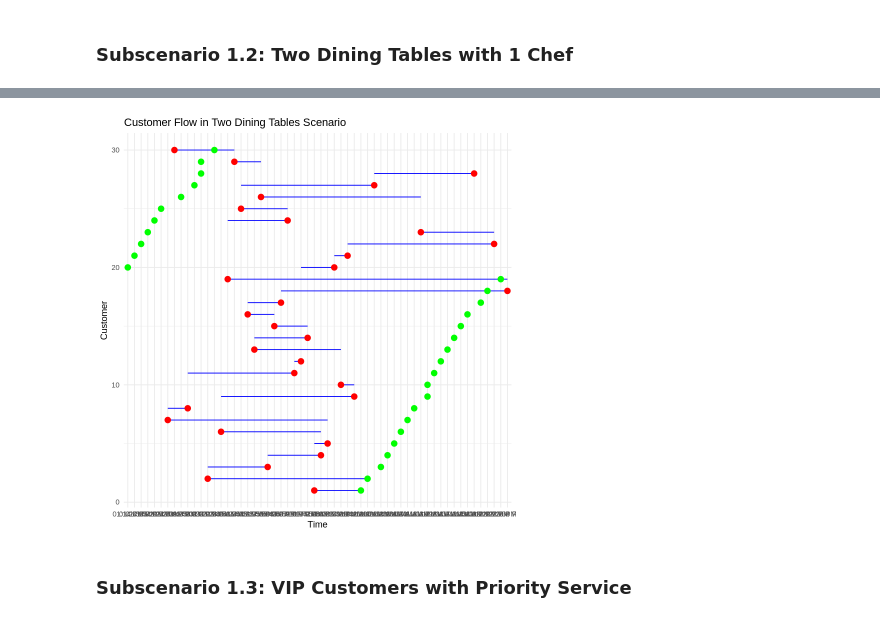
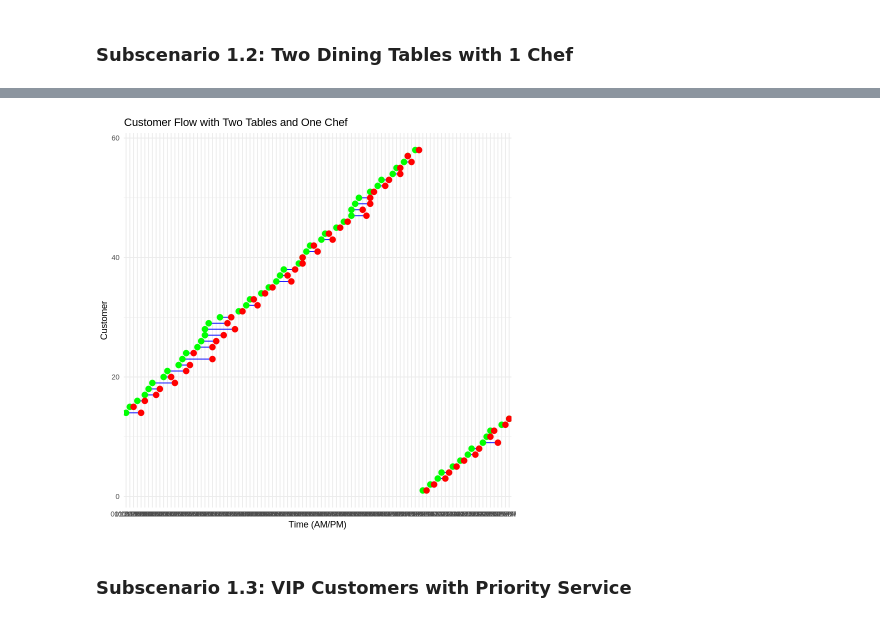
Before and after one commit to zoraizmohammad/dukeClasses, a Jupyter notebook: sta240/finalProject/STA240FinalSimulation.ipynb, the cells around one changed output, grey strips where cells are left out. Drawn from its saved outputs; the diff is of its cells as text; code cells hidden in the pictures.

```diff
--- a/sta240/finalProject/STA240FinalSimulation.ipynb
+++ b/sta240/finalProject/STA240FinalSimulation.ipynb
@@ -232,9 +232,21 @@ Gamma Distribution***
 # %% [markdown]
 ### **Subscenario 1.2: Two Dining Tables with 1 Chef**
 # %%
-simulate_two_tables <- function(arrival_times, service_times, start_hour = 10) {
+# Two Dining Tables and One Chef Simulation with Time Formatting
+
+simulate_two_tables <- function(lambda_A, lambda_S, start_hour, end_hour) {
+  total_time <- (end_hour - start_hour) * 60  # Total operating time in minutes
+
+  # Generate arrival times
+  arrival_times <- cumsum(rexp(500, rate = lambda_A / 60))
+  arrival_times <- arrival_times[arrival_times <= total_time]
+
+  # Generate service times
+  service_times <- rexp(length(arrival_times), rate = lambda_S / 60)
+
+  # Initialize variables
   n <- length(arrival_times)
-  table_free_time <- c(0, 0) # Free time for both tables in minutes since start_hour
+  table_free_time <- c(0, 0)  # Free times for the two tables
   start_times <- numeric(n)
   end_times <- numeric(n)
   waiting_times <- numeric(n)
@@ -242,30 +254,29 @@ simulate_two_tables <- function(arrival_times, service_times, start_hour = 10) {
   for (i in 1:n) {
     # Assign to the table that becomes free first
     assigned_table <- which.min(table_free_time)
+
     if (arrival_times[i] >= table_free_time[assigned_table]) {
       start_times[i] <- arrival_times[i]
     } else {
       start_times[i] <- table_free_time[assigned_table]
     }
+
     waiting_times[i] <- start_times[i] - arrival_times[i]
     end_times[i] <- start_times[i] + service_times[i]
     table_free_time[assigned_table] <- end_times[i]
   }
 
-  # Convert times to AM/PM format
-  format_time <- function(time_in_minutes) {
-    format(as.POSIXct((start_hour * 60 + time_in_minutes) * 60, origin = "1970-01-01", tz = "UTC"), "%I:%M %p")
+  # Convert minutes to time in AM/PM format
+  time_format <- function(minutes) {
+    format(as.POSIXct((start_hour * 60 + minutes) * 60, origin = "1970-01-01", tz = "UTC"), "%I:%M %p")
   }
-  arrival_times_formatted <- sapply(arrival_times, format_time)
-  start_times_formatted <- sapply(start_times, format_time)
-  end_times_formatted <- sapply(end_times, format_time)
 
-  # Create raw data
+  # Create a data frame with formatted times
   raw_data <- data.frame(
     Customer = 1:n,
-    Arrival = arrival_times_formatted,
-    Start = start_times_formatted,
-    End = end_times_formatted,
+    Arrival_Time = sapply(arrival_times, time_format),
+    Start_Time = sapply(start_times, time_format),
+    End_Time = sapply(end_times, time_format),
     Waiting_Time = waiting_times
   )
 
@@ -274,41 +285,42 @@ simulate_two_tables <- function(arrival_times, service_times, start_hour = 10) {
   total_customers <- n
   total_downtime <- sum(diff(c(0, sort(end_times))) - diff(c(0, sort(arrival_times))))
 
-  # Print summary statistics
-  cat("Summary Statistics:\n")
-  cat("Average Waiting Time:", avg_waiting_time, "minutes\n")
-  cat("Total Customers Served:", total_customers, "\n")
-  cat("Total Downtime:", total_downtime, "minutes\n")
-
-  return(list(raw_data = raw_data))
+  # Output results
+  list(
+    raw_data = raw_data,
+    summary = list(
+      Average_Waiting_Time = avg_waiting_time,
+      Total_Customers_Served = total_customers,
+      Total_Downtime = total_downtime
+    )
+  )
 }
 
-# Example input data
-set.seed(123) # For reproducibility
-arrival_times <- cumsum(rexp(30, rate = 5 / 60)) # 30 customers arriving (Poisson process)
-service_times <- rexp(30, rate = 1 / 10) * 60 # Service times in minutes
+# Example Parameters
+lambda_A <- 5  # Arrival rate (customers per hour)
+lambda_S <- 6  # Service rate (customers per hour)
+start_hour <- 10  # Opening hour (10 AM)
+end_hour <- 22  # Closing hour (10 PM)
 
-# Simulate and get results
-result_two_tables <- simulate_two_tables(arrival_times, service_times)
+# Run the simulation
+simulation_result <- simulate_two_tables(lambda_A, lambda_S, start_hour, end_hour)
 
-# Output raw data
-print(result_two_tables$raw_data)
+# Raw Data
+print("Raw Data:")
+print(head(simulation_result$raw_data, 30))  # Display first 10 rows
 
-# Plot Simulation Data
+# Summary Statistics
+print("Summary Statistics:")
+print(simulation_result$summary)
+
+# Visualization
 library(ggplot2)
-
-plot_simulation <- function(simulation_data) {
-  ggplot(simulation_data) +
-    geom_segment(aes(x = Start, xend = End, y = Customer, yend = Customer), color = "blue") +
-    geom_point(aes(x = Arrival, y = Customer), color = "green", size = 3, shape = 21, fill = "green") +
-    geom_point(aes(x = End, y = Customer), color = "red", size = 3, shape = 21, fill = "red") +
-    labs(
-      x = "Time",
-      y = "Customer",
-      title = "Customer Flow in Two Dining Tables Scenario"
-    ) +
-    theme_minimal()
-}
-
-plot_simulation(result_two_tables$raw_data)
+ggplot(simulation_result$raw_data, aes(x = Arrival_Time, y = Customer)) +
+  geom_segment(aes(xend = End_Time, yend = Customer), color = "blue") +
+  geom_point(aes(x = Arrival_Time), color = "green", size = 3) +
+  geom_point(aes(x = End_Time), color = "red", size = 3) +
+  labs(title = "Customer Flow with Two Tables and One Chef",
+       x = "Time (AM/PM)",
+       y = "Customer") +
+  theme_minimal()
 # %% [output]
@@ -332,4 +344,4 @@ Total Downtime: 11471.05 minutes
-[figure, old version]
+[figure, new version]
 # %% [markdown]
 ### **Subscenario 1.3: VIP Customers with Priority Service**
 # %%
```
Also changed, not shown: parts of 10 cells of this notebook.
